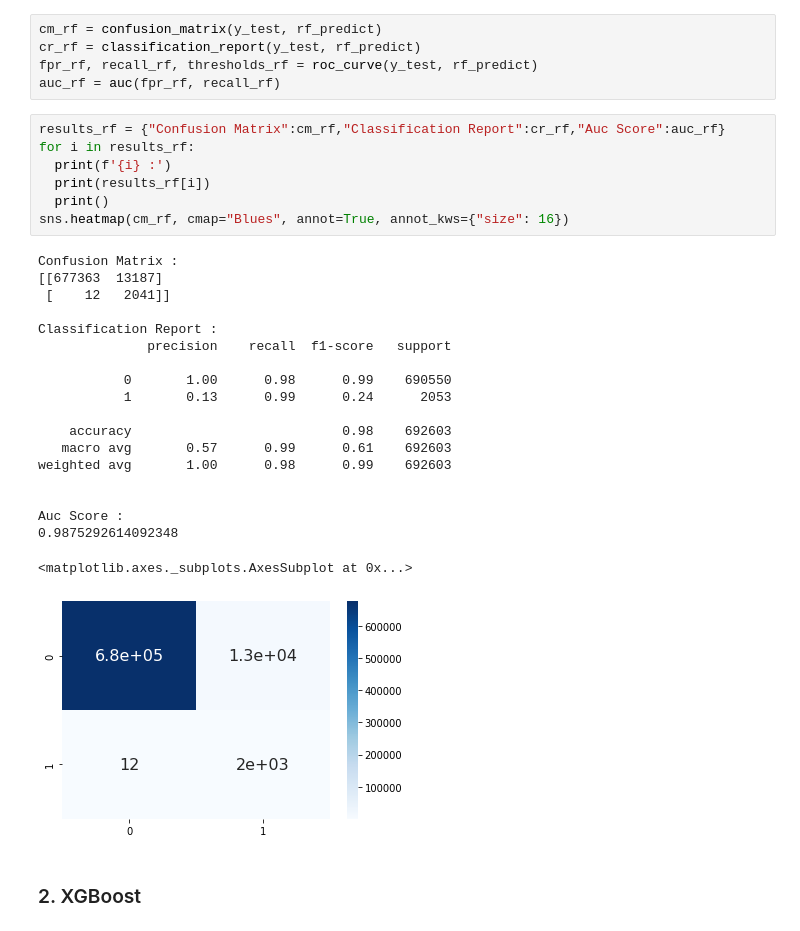
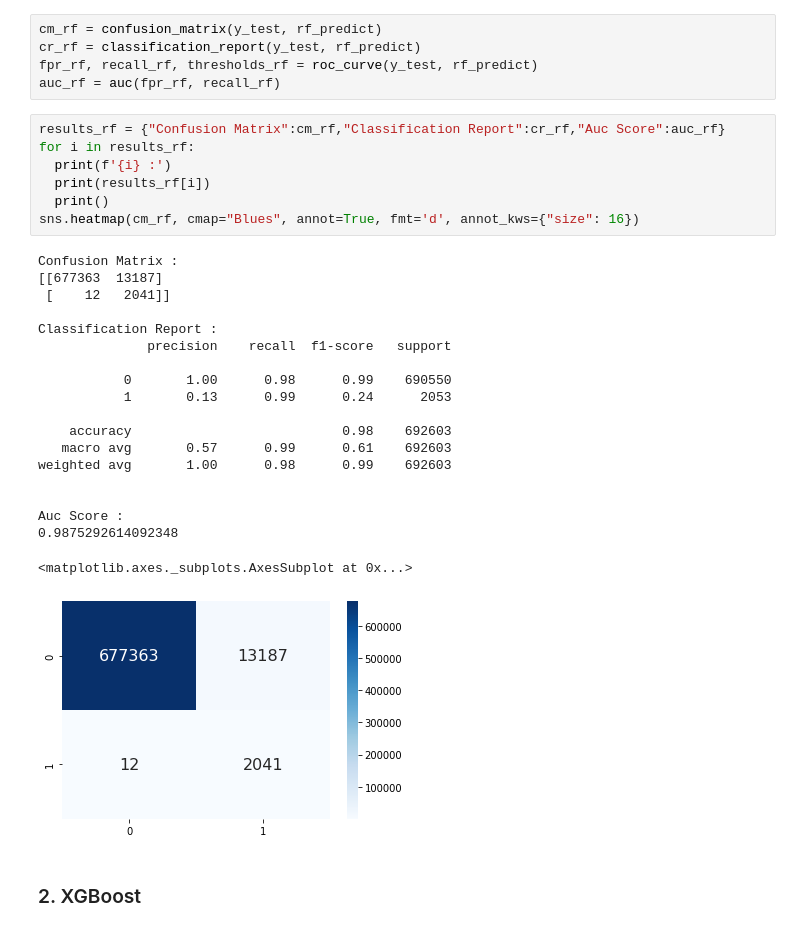
Before and after one commit to sympony/Fraud-detection-system, a Jupyter notebook: Fraud_detection.ipynb, the cells around one changed output. Cells and saved outputs as stored; diff of their text form.

```diff
--- a/Fraud_detection.ipynb
+++ b/Fraud_detection.ipynb
@@ -310,30 +310,30 @@ auc_rf = auc(fpr_rf, recall_rf)
 # %%
 results_rf = {"Confusion Matrix":cm_rf,"Classification Report":cr_rf,"Auc Score":auc_rf}
 for i in results_rf:
   print(f'{i} :')
   print(results_rf[i])
   print()
-sns.heatmap(cm_rf, cmap="Blues", annot=True, annot_kws={"size": 16})
+sns.heatmap(cm_rf, cmap="Blues", annot=True, fmt='d', annot_kws={"size": 16})
 # %% [output]
 Confusion Matrix :
 [[677363  13187]
  [    12   2041]]
 
 Classification Report :
               precision    recall  f1-score   support
 
            0       1.00      0.98      0.99    690550
            1       0.13      0.99      0.24      2053
 
     accuracy                           0.98    692603
    macro avg       0.57      0.99      0.61    692603
 weighted avg       1.00      0.98      0.99    692603
 
 
 Auc Score :
 0.9875292614092348
 <matplotlib.axes._subplots.AxesSubplot at 0x...>
-[figure, old version]
+[figure, new version]
 # %% [markdown]
 ### 2. XGBoost
 # %%
```
Also changed, not shown: parts of 17 cells of this notebook.
